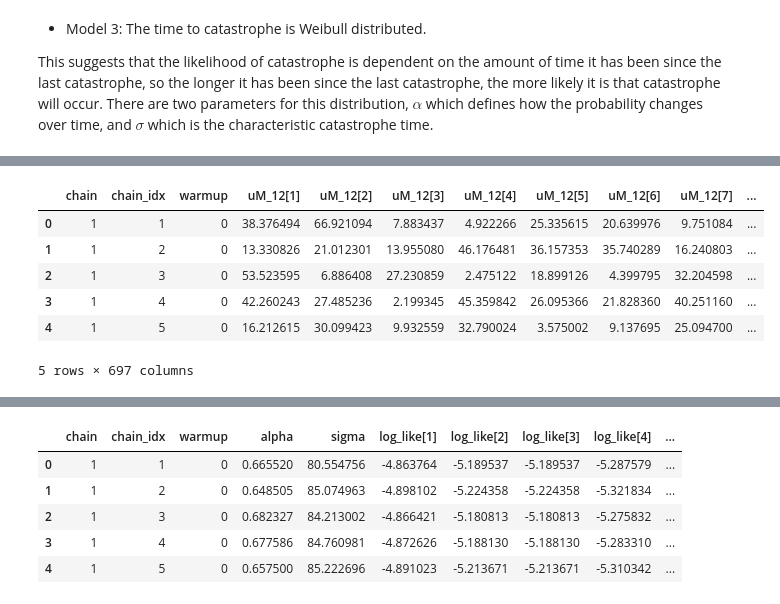
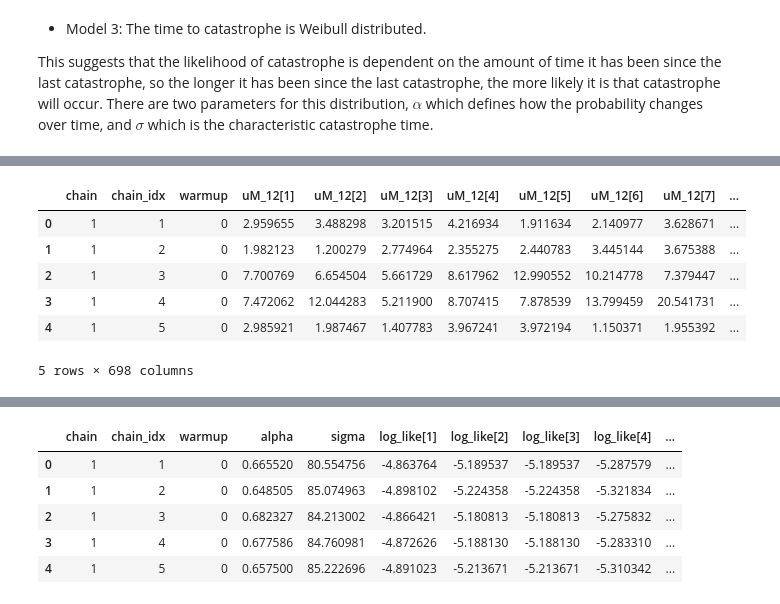
Before and after one commit to heathjohn62/bebi103, a Jupyter notebook: sandbox/hw8_MariaSandbox.ipynb, the cells around one changed output, grey strips where cells are left out. Saved outputs shown, nothing was run; the diff lists cells and outputs as text; code cells hidden in the pictures.

Commit message:
Add prior predictive checks

```diff
--- a/sandbox/hw8_MariaSandbox.ipynb
+++ b/sandbox/hw8_MariaSandbox.ipynb
@@ -65,4 +70,6 @@ df.tail()
 # %%
 prior_sm1 = bebi103.stan.StanModel(file='./8.2_prior_pred_12_m1.stan')
+prior_sm2 = bebi103.stan.StanModel(file='./8.2_prior_pred_12_m2.stan')
+prior_sm3 = bebi103.stan.StanModel(file='./8.2_prior_pred_12_m3.stan')
 # %% [output]
 Using cached StanModel.
@@ -69,25 +78,39 @@ Using cached StanModel.
 # %%
 # Store input parameters in a dictionary so stan can access them
 data = dict(N=692)
 
 # Generate samples
 samples_gen1 = prior_sm1.sampling(data=data,
                           algorithm='Fixed_param',
                           warmup=0,
                           chains=1,
                           iter=1000)
+samples_gen2 = prior_sm2.sampling(data=data,
+                          algorithm='Fixed_param',
+                          warmup=0,
+                          chains=1,
+                          iter=1000)
+samples_gen3 = prior_sm3.sampling(data=data,
+                          algorithm='Fixed_param',
+                          warmup=0,
+                          chains=1,
+                          iter=1000)
 
 # Store samples in a dataframe
 df_gen1 = bebi103.stan.to_dataframe(samples_gen1, diagnostics=False)
-df_gen1.head()
+df_gen2 = bebi103.stan.to_dataframe(samples_gen2, diagnostics=False)
+df_gen3 = bebi103.stan.to_dataframe(samples_gen3, diagnostics=False)
+
+# Let's look at one of the dataframes to make sure they look away
+df_gen3.head()
 # %% [output]
 |  | chain | chain_idx | warmup | uM_12[1] | uM_12[2] | uM_12[3] | uM_12[4] | uM_12[5] | uM_12[6] | uM_12[7] | ... |
-| 0 | 1 | 1 | 0 | 38.376494 | 66.921094 | 7.883437 | 4.922266 | 25.335615 | 20.639976 | 9.751084 | ... |
-| 1 | 1 | 2 | 0 | 13.330826 | 21.012301 | 13.955080 | 46.176481 | 36.157353 | 35.740289 | 16.240803 | ... |
-| 2 | 1 | 3 | 0 | 53.523595 | 6.886408 | 27.230859 | 2.475122 | 18.899126 | 4.399795 | 32.204598 | ... |
-| 3 | 1 | 4 | 0 | 42.260243 | 27.485236 | 2.199345 | 45.359842 | 26.095366 | 21.828360 | 40.251160 | ... |
-| 4 | 1 | 5 | 0 | 16.212615 | 30.099423 | 9.932559 | 32.790024 | 3.575002 | 9.137695 | 25.094700 | ... |
+| 0 | 1 | 1 | 0 | 2.959655 | 3.488298 | 3.201515 | 4.216934 | 1.911634 | 2.140977 | 3.628671 | ... |
+| 1 | 1 | 2 | 0 | 1.982123 | 1.200279 | 2.774964 | 2.355275 | 2.440783 | 3.445144 | 3.675388 | ... |
+| 2 | 1 | 3 | 0 | 7.700769 | 6.654504 | 5.661729 | 8.617962 | 12.990552 | 10.214778 | 7.379447 | ... |
+| 3 | 1 | 4 | 0 | 7.472062 | 12.044283 | 5.211900 | 8.707415 | 7.878539 | 13.799459 | 20.541731 | ... |
+| 4 | 1 | 5 | 0 | 2.985921 | 1.987467 | 1.407783 | 3.967241 | 3.972194 | 1.150371 | 1.955392 | ... |
-5 rows × 697 columns
+5 rows × 698 columns
 # %%
 p = bebi103.viz.predictive_ecdf(samples_gen1, "uM_12",
                                 x_axis_label = "intercatastrophe time (s)")
```
Also changed, not shown: parts of 15 cells of this notebook, 3 other files.
